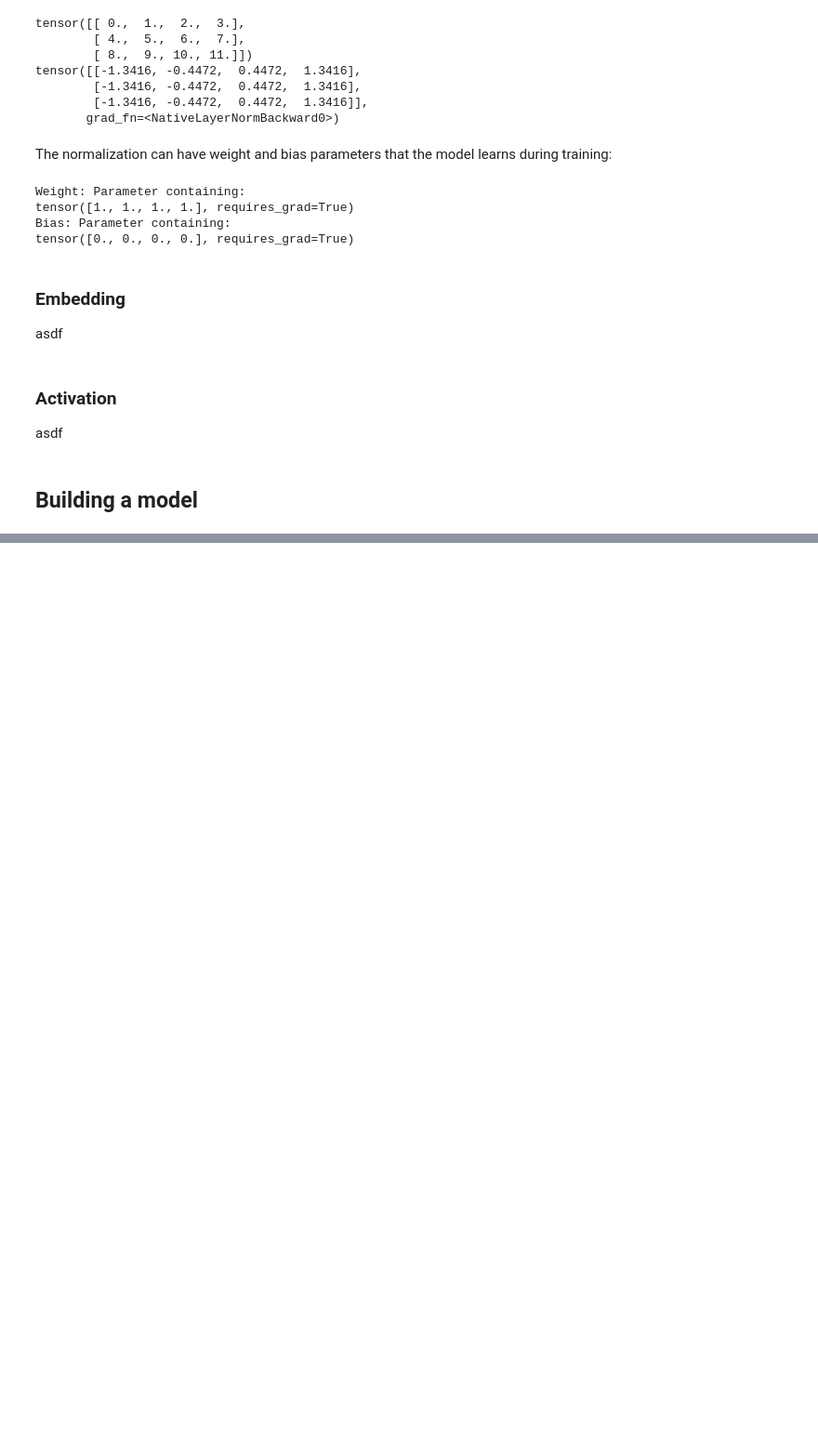
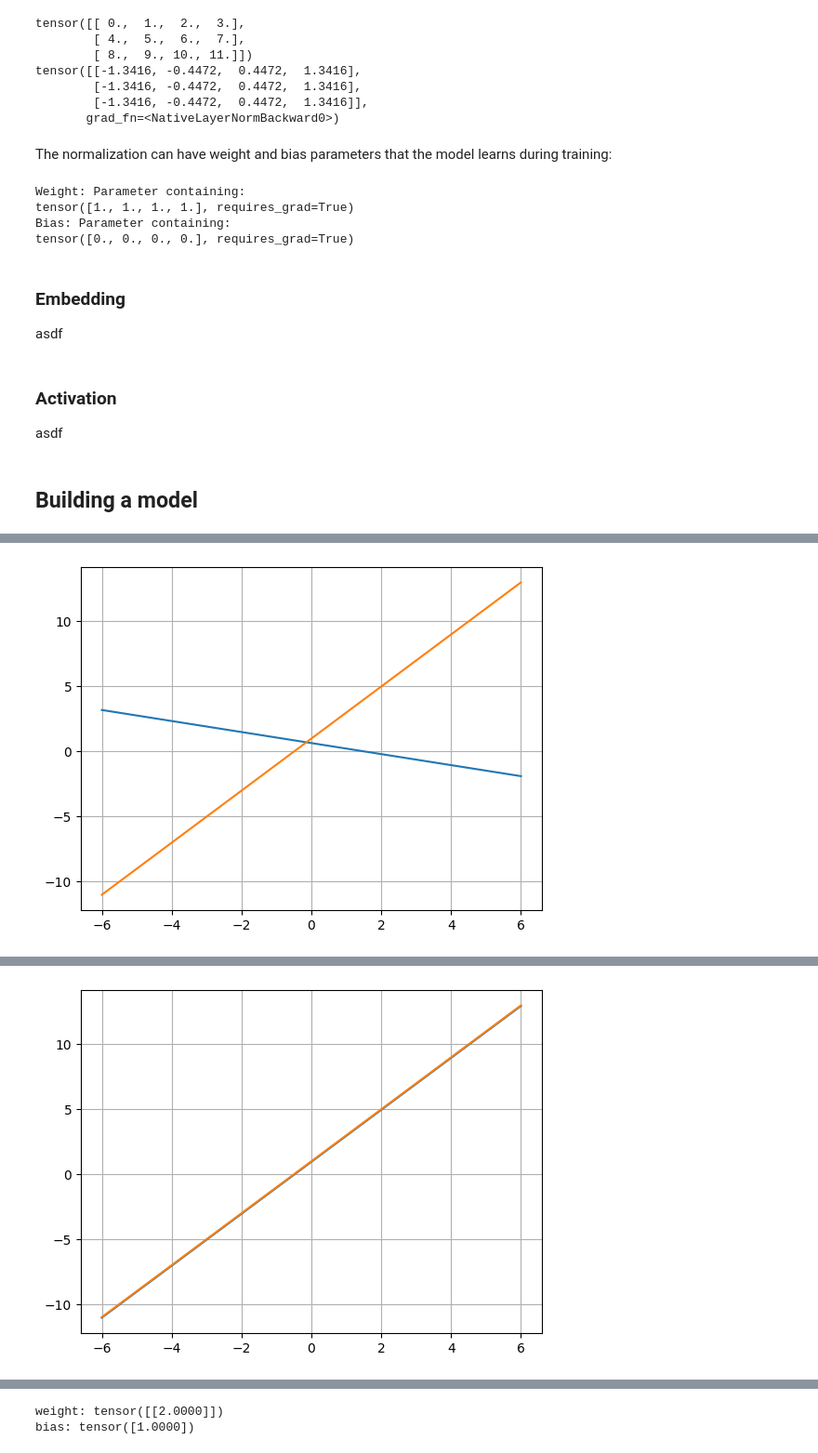
Before and after one commit to brianberns/PyTorchNotebook, a Jupyter notebook: PyTorch.ipynb, the cells around one changed output, grey strips where cells are left out. Shown: that part at 93% size. Cells and saved outputs as stored; diff of their text form; code cells hidden in the pictures; blank space fills up the shorter version.

Commit message:
More work on model.

```diff
--- a/PyTorch.ipynb
+++ b/PyTorch.ipynb
@@ -299,18 +315,8 @@ asdf
 # %%
-import torch.optim as optim
-
-# function we're trying to learn
-def targetFunc(x):
-    return 2 * x + 1
-
-# training data
-xBatch = torch.arange(-10., 11.).unsqueeze(1)
-yTarget = targetFunc(xBatch)
-
 # model, loss function, and optimizer
 model = nn.Linear(1, 1)
 lossFunc = nn.MSELoss()
-optimizer = optim.SGD(model.parameters(), lr=0.01)
+optimizer = torch.optim.SGD(model.parameters(), lr=0.01)
 
 # training loop
 for epoch in range(501):
@@ -320,6 +326,11 @@ for epoch in range(501):
     loss = lossFunc(yPrediction, yTarget)
     if epoch % 100 == 0:
         print("Epoch {}, loss {}".format(epoch, loss))
+        with torch.no_grad():
+            plt.plot(xBatch, yPrediction)
+            plt.plot(xBatch, yTarget)
+        plt.grid()
+        plt.show()
 
     # backward pass
     optimizer.zero_grad()
@@ -339,0 +344 @@ bias: tensor([1.0000])
+[figure, added]
@@ -339,0 +346 @@ bias: tensor([1.0000])
+[figure, added]
@@ -339,0 +355,2 @@ bias: tensor([1.0000])
+weight: tensor([[2.0000]])
+bias: tensor([1.0000])
```
Also changed, not shown: parts of 8 cells of this notebook.
